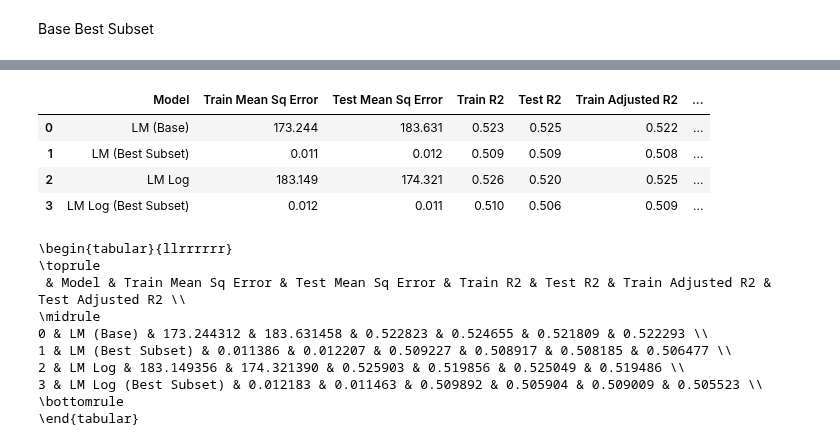
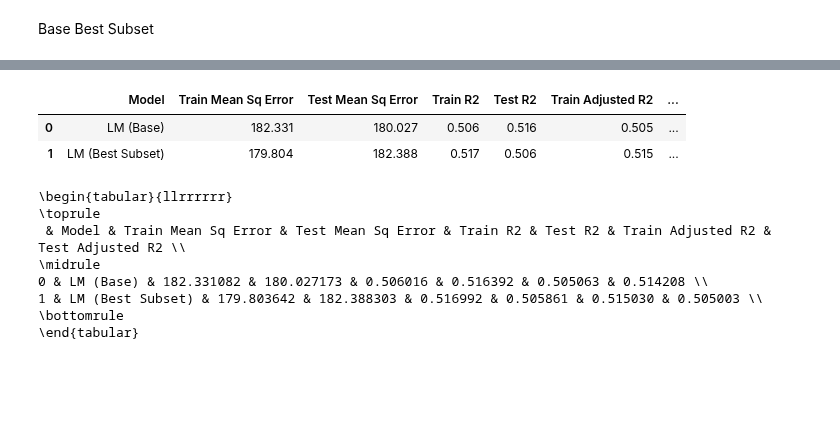
Before and after one commit to farrukh-ahmed/Case-Studies---Project-1, a Jupyter notebook: Notebooks/Week04-linear-models-Raafey.ipynb, the cells around one changed output, grey strips where cells are left out. Cells and saved outputs as stored; diff of their text form; code cells hidden in the pictures; blank space fills up the shorter version.

```diff
--- a/Notebooks/Week04-linear-models-Raafey.ipynb
+++ b/Notebooks/Week04-linear-models-Raafey.ipynb
@@ -31,7 +31,7 @@ data_df = read_data()
 ### Large preprocessing
 # %%
 # variables that are dropped
-to_filter = ["id", "zeit", "postleitzahl", "gemeinde", "bezirk", "geburtsjahr", "terminal"]
+to_filter = ["id", "zeit", "postleitzahl", "gemeinde", "bezirk", "geburtsjahr", "schaetzwert_bp_sys", "schaetzwert_by_dia", "terminal"]
 data_df, cat_feat_list, num_feat_list = format_variables(data_df, to_filter=to_filter, drop_values=True)
 
 # one hot encoding cat variables to prep data for Decision Tree
@@ -669,18 +382,16 @@ generate_residual_plot(np.log(Y_train_sys), model_best_log_sys)
 # %%
-train_result_list = [train_results_base_sys, train_results_base_log_sys, train_results_best_sys, train_results_best_log_sys]
+train_result_list = [train_results_base_sys, train_results_best_sys]
 
-test_result_list = [test_results_base_sys, test_results_base_log_sys, test_results_best_sys, test_results_best_log_sys]
+test_result_list = [test_results_base_sys, test_results_best_sys]
 
-model_names = ["LM (Base)", "LM Log", "LM (Best Subset)", "LM Log (Best Subset)"]
+model_names = ["LM (Base)", "LM (Best Subset)"]
 
 tab = tabularize_model_metrics(train_result_list, test_result_list, model_names)
 round(tab, 3)
 # %% [output]
 |  | Model | Train Mean Sq Error | Test Mean Sq Error | Train R2 | Test R2 | Train Adjusted R2 | ... |
-| 0 | LM (Base) | 173.244 | 183.631 | 0.523 | 0.525 | 0.522 | ... |
-| 1 | LM (Best Subset) | 0.011 | 0.012 | 0.509 | 0.509 | 0.508 | ... |
-| 2 | LM Log | 183.149 | 174.321 | 0.526 | 0.520 | 0.525 | ... |
-| 3 | LM Log (Best Subset) | 0.012 | 0.011 | 0.510 | 0.506 | 0.509 | ... |
+| 0 | LM (Base) | 182.331 | 180.027 | 0.506 | 0.516 | 0.505 | ... |
+| 1 | LM (Best Subset) | 179.804 | 182.388 | 0.517 | 0.506 | 0.515 | ... |
 # %%
 print(tab.to_latex())
 # %% [output]
@@ -688,9 +399,7 @@ print(tab.to_latex())
 \toprule
  & Model & Train Mean Sq Error & Test Mean Sq Error & Train R2 & Test R2 & Train Adjusted R2 & Test Adjusted R2 \\
 \midrule
-0 & LM (Base) & 173.244312 & 183.631458 & 0.522823 & 0.524655 & 0.521809 & 0.522293 \\
-1 & LM (Best Subset) & 0.011386 & 0.012207 & 0.509227 & 0.508917 & 0.508185 & 0.506477 \\
-2 & LM Log & 183.149356 & 174.321390 & 0.525903 & 0.519856 & 0.525049 & 0.519486 \\
-3 & LM Log (Best Subset) & 0.012183 & 0.011463 & 0.509892 & 0.505904 & 0.509009 & 0.505523 \\
+0 & LM (Base) & 182.331082 & 180.027173 & 0.506016 & 0.516392 & 0.505063 & 0.514208 \\
+1 & LM (Best Subset) & 179.803642 & 182.388303 & 0.516992 & 0.505861 & 0.515030 & 0.505003 \\
 \bottomrule
 \end{tabular}
```
Also changed, not shown: parts of 37 cells of this notebook, 5 other files.
